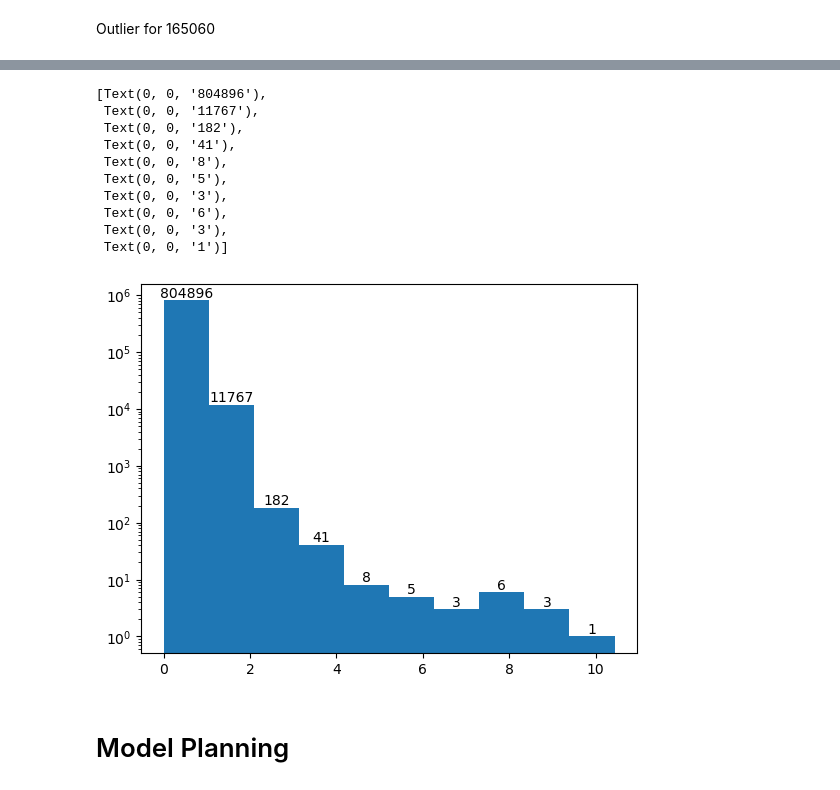
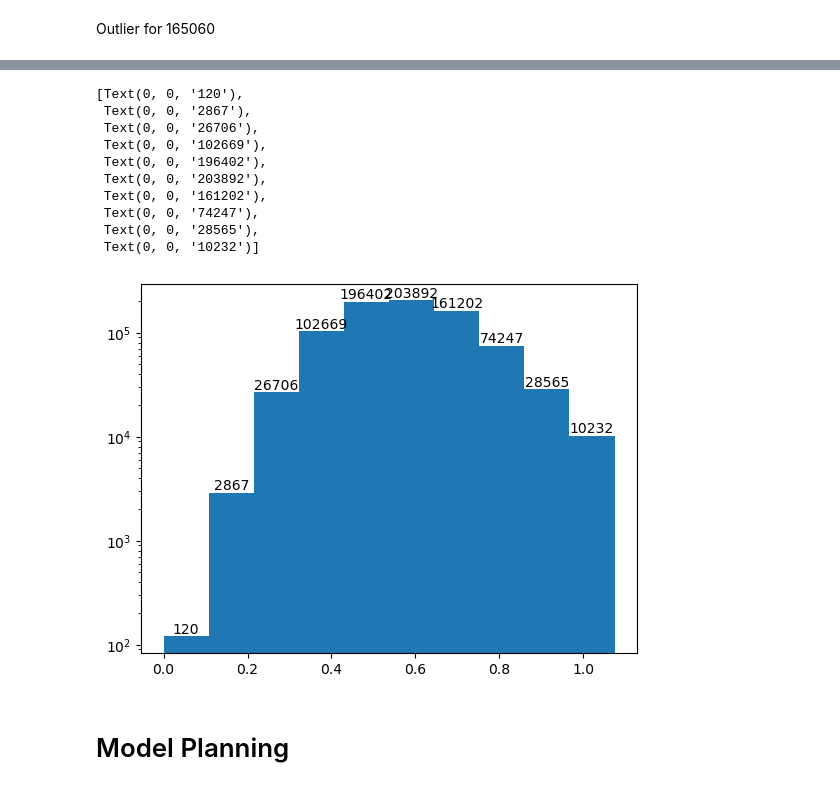
Before and after one commit to jonahmougoue/Connecticut-Real-Estate-Analysis, a Jupyter notebook: RealEstatePrediction.ipynb, the cells around one changed output, grey strips where cells are left out. Saved outputs shown, nothing was run; the diff lists cells and outputs as text; code cells hidden in the pictures.

```diff
--- a/RealEstatePrediction.ipynb
+++ b/RealEstatePrediction.ipynb
@@ -261,7 +261,6 @@ It seems that some values in Residential Type have been copied to Property type.
 # %%
 import numpy as np
 for res_type in df['Residential Type'].unique():
-    df['Property Type'] = df['Property Type'].replace(res_type,'Residential')
-row = 500000
-df[['Property Type','Residential Type']][row:row + 10]
+    df.loc[df['Residential Type']==res_type,'Property Type'] = res_type
+df.head()
 # %% [output]
@@ -286,6 +280,7 @@ df = df[df['Non Use Code'].isna()]
 # %% [markdown]
 Fill missing data
 # %%
+df = df[df['Date Recorded'].notnull()]
 for col in df.select_dtypes(include='string'):
     df[col] = df[col].fillna('Missing')
 # %% [markdown]
@@ -322,23 +317,29 @@ plt.bar_label(bar)
  Text(0, 0, '1')]
 [figure]
 # %%
-for i in range(3):
-    df = df[df['Sales Ratio'] != df['Sales Ratio'].max()]
+#for i in range(1000):
+#    df = df[df['Sales Ratio'] != df['Sales Ratio'].max()]
+
+
+threshold = df['Sales Ratio'].nlargest(10000).min()
+
+df = df[df['Sales Ratio'] < threshold]
+
 _,_, bar = plt.hist(df['Sales Ratio'])
 plt.yscale('log')
 plt.bar_label(bar)
 # %% [output]
-[Text(0, 0, '804896'),
- Text(0, 0, '11767'),
- Text(0, 0, '182'),
- Text(0, 0, '41'),
- Text(0, 0, '8'),
- Text(0, 0, '5'),
- Text(0, 0, '3'),
- Text(0, 0, '6'),
- Text(0, 0, '3'),
- Text(0, 0, '1')]
+[Text(0, 0, '120'),
+ Text(0, 0, '2867'),
+ Text(0, 0, '26706'),
+ Text(0, 0, '102669'),
+ Text(0, 0, '196402'),
+ Text(0, 0, '203892'),
+ Text(0, 0, '161202'),
+ Text(0, 0, '74247'),
+ Text(0, 0, '28565'),
+ Text(0, 0, '10232')]
-[figure, old version]
+[figure, new version]
 # %% [markdown]
 # Model Planning
 # %%
```
Also changed, not shown: parts of 14 cells of this notebook, 1 other file.
